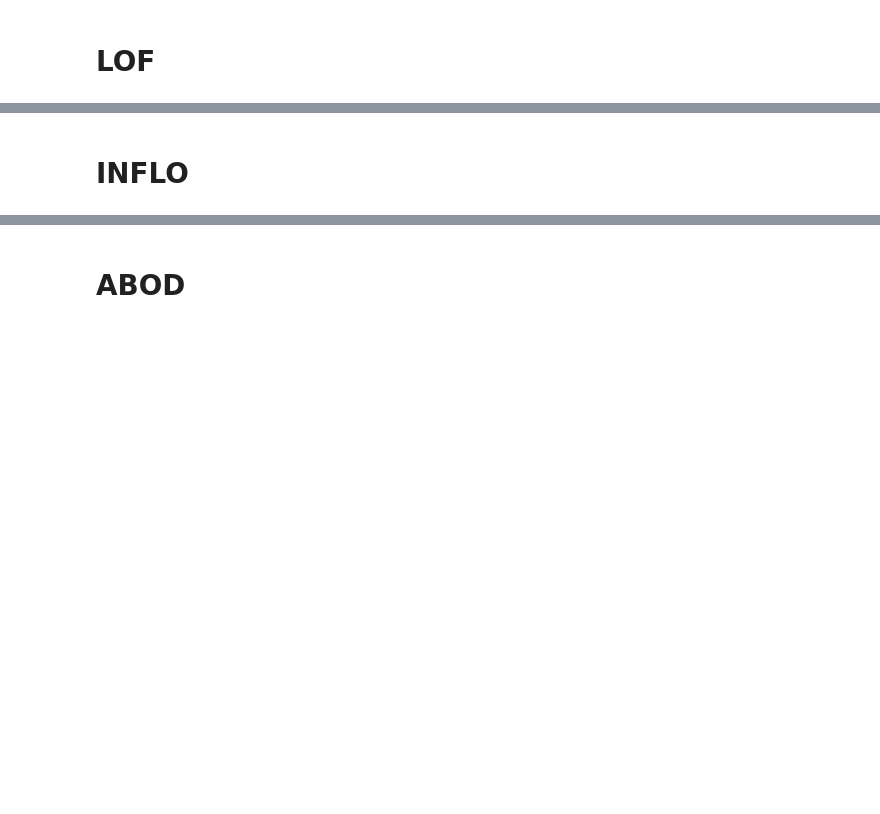
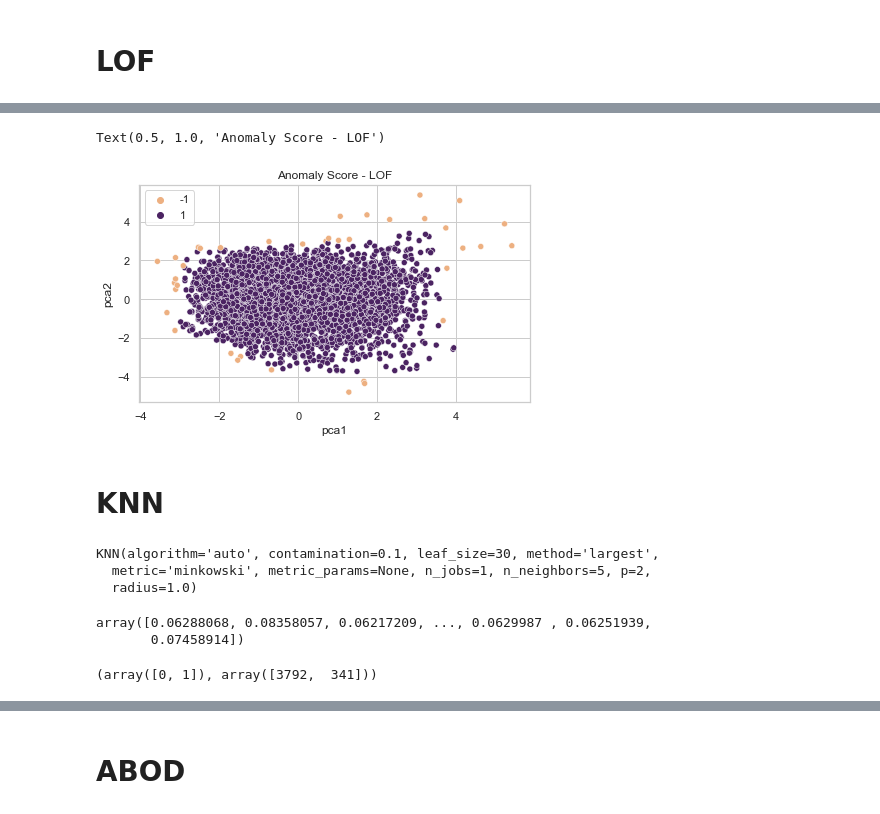
Before and after one commit to gaetanoantonicchio/DataMining-2, a Jupyter notebook: src/Module 1/Anomaly Detection/anomaly_detection.ipynb, the cells around one changed output, grey strips where cells are left out. Drawn from its saved outputs; the diff is of its cells as text; code cells hidden in the pictures; blank space fills up the shorter version.

Commit message:
Anomaly detection on echonest audio features: done Improved code in other notebooks

```diff
--- a/src/Module 1/Anomaly Detection/anomaly_detection.ipynb
+++ b/src/Module 1/Anomaly Detection/anomaly_detection.ipynb
@@ -254,2 +318,26 @@ Name: outlier_DBSCAN, dtype: int64
+# %%
+sns.set_style(style="whitegrid")
+sns.set_color_codes()
+
+plt.figure(figsize=(7,4))
+
+cmap= cm.get_cmap('Set1')
+sns.scatterplot(x='pca1', y='pca2', data=df_pca, hue=outliers, palette='flare')
+plt.title('Anomaly Score - LOF')
+# %% [output]
+Text(0.5, 1.0, 'Anomaly Score - LOF')
+[figure, added]
 # %% [markdown]
-# INFLO
+# KNN
+# %%
+clf = KNN()
+clf.fit(df_pca)
+# %% [output]
+KNN(algorithm='auto', contamination=0.1, leaf_size=30, method='largest',
+  metric='minkowski', metric_params=None, n_jobs=1, n_neighbors=5, p=2,
+  radius=1.0)
+# %%
+clf.decision_scores_
+# %% [output]
+array([0.06288068, 0.08358057, 0.06217209, ..., 0.0629987 , 0.06251939,
+       0.07458914])
@@ -255,0 +346,5 @@ Name: outlier_DBSCAN, dtype: int64
+# %%
+outliers = clf.predict(df_pca)
+np.unique(outliers, return_counts=True)
+# %% [output]
+(array([0, 1]), array([3792,  341]))
```
Also changed, not shown: parts of 43 cells of this notebook, 2 other files.
